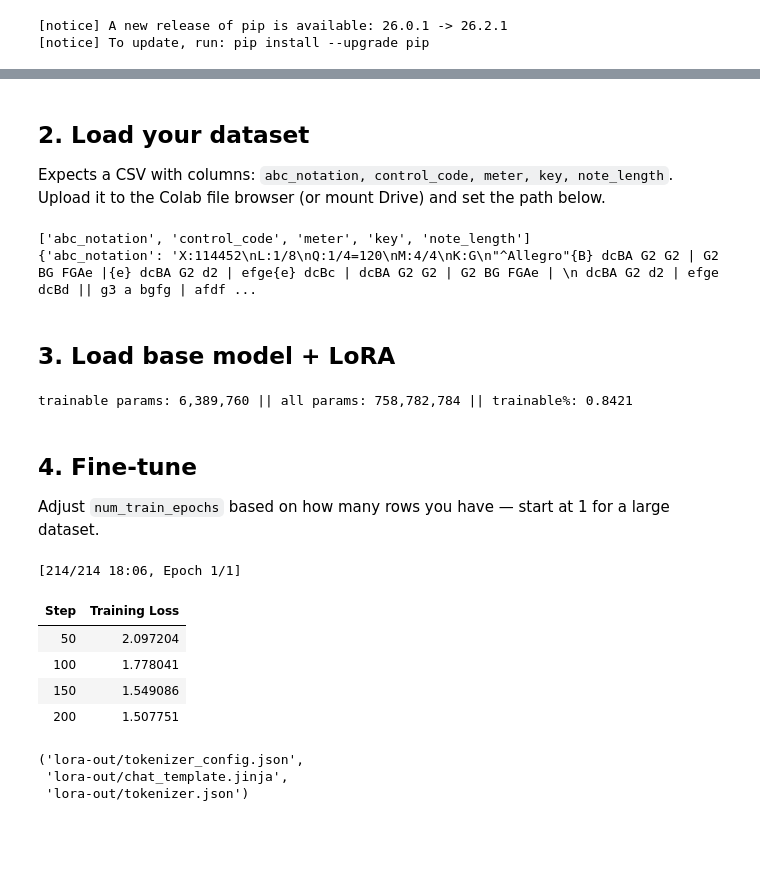
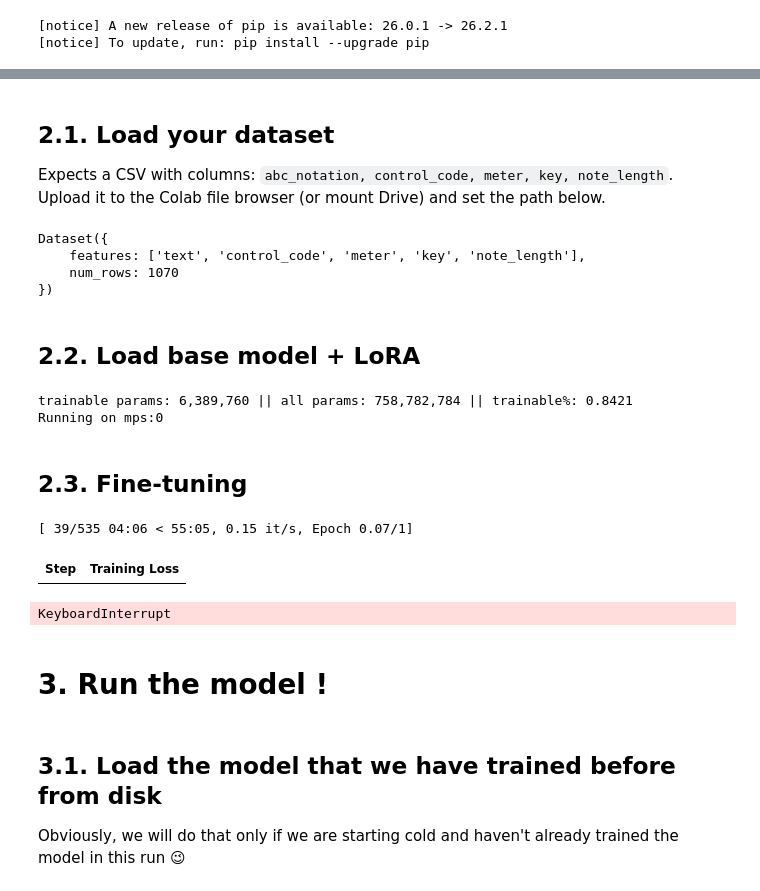
Before and after one commit to matteoSatanassi/Project-ByteToNote, a Jupyter notebook: irish_abc_finetune.ipynb, the cells around one changed output, grey strips where cells are left out. Drawn from its saved outputs; the diff is of its cells as text; code cells hidden in the pictures; blank space fills up the shorter version.

```diff
--- a/irish_abc_finetune.ipynb
+++ b/irish_abc_finetune.ipynb
@@ -13,39 +38,27 @@ Run cells top to bottom. Needs a GPU runtime.
 # %% [markdown]
-## 2. Load your dataset
+## 2.1. Load your dataset
 
 Expects a CSV with columns: `abc_notation, control_code, meter, key, note_length`.
 Upload it to the Colab file browser (or mount Drive) and set the path below.
 # %%
-from datasets import load_dataset
-
-csv_path = "irishman_clean.csv"  # <-- change to wherever you uploaded the CSV
-
-dataset = load_dataset("csv", data_files=csv_path, split="train")
-dataset = dataset.shuffle(seed=42).select(range(int(0.002 * len(dataset))))
-print(dataset.column_names)
-print(dataset[0])
+dataset = load_dataset("csv", data_files=DATASET_FILE, split="train")
+dataset = dataset.shuffle(seed=42).select(range(int(FRACTION_OF_DATASET_TO_USE * len(dataset)))) # To take a part of the dataset cuz my ass will burn if I train it on the full thing. Cordialement
 
 dataset = dataset.rename_column("abc_notation", "text")
+dataset
 # %% [output]
-['abc_notation', 'control_code', 'meter', 'key', 'note_length']
-{'abc_notation': 'X:114452\nL:1/8\nQ:1/4=120\nM:4/4\nK:G\n"^Allegro"{B} dcBA G2 G2 | G2 BG FGAe |{e} dcBA G2 d2 | efge{e} dcBc | dcBA G2 G2 | G2 BG FGAe | \n dcBA G2 d2 | efge dcBd || g3 a bgfg | afdf ...
+Dataset({
+    features: ['text', 'control_code', 'meter', 'key', 'note_length'],
+    num_rows: 1070
+})
 # %% [markdown]
-## 3. Load base model + LoRA
+## 2.2. Load base model + LoRA
 # %%
-import torch
-from peft import LoraConfig, get_peft_model
-from transformers import (
-    AutoModelForCausalLM, AutoTokenizer, BitsAndBytesConfig,
-    DataCollatorForLanguageModeling, Trainer, TrainingArguments,
-)
-
-base_model = "Qwen/Qwen3.5-0.8B"
-
-tokenizer = AutoTokenizer.from_pretrained(base_model, trust_remote_code=True)
+tokenizer = AutoTokenizer.from_pretrained(BASE_MODEL, trust_remote_code=True)
 tokenizer.pad_token = tokenizer.eos_token
 
 model = AutoModelForCausalLM.from_pretrained(
-    base_model,
+    BASE_MODEL,
     quantization_config=BitsAndBytesConfig(load_in_4bit=True, bnb_4bit_compute_dtype=torch.bfloat16),
     device_map="auto",
     trust_remote_code=True,
@@ -56,44 +69,44 @@ model = get_peft_model(model, LoraConfig(
     target_modules=["q_proj", "k_proj", "v_proj", "o_proj", "gate_proj", "up_proj", "down_proj"],
 ))
 model.print_trainable_parameters()
+print(f'Running on {model.device}')
 # %% [output]
 trainable params: 6,389,760 || all params: 758,782,784 || trainable%: 0.8421
+Running on mps:0
 # %% [markdown]
-## 4. Fine-tune
-
-Adjust `num_train_epochs` based on how many rows you have — start at 1 for a large dataset.
+## 2.3. Fine-tuning
 # %%
 tokenized = dataset.map(
     lambda x: tokenizer(x["text"], truncation=True, max_length=512, padding="max_length"),
     batched=True,
 )
 
 trainer = Trainer(
     model=model,
     args=TrainingArguments(
         output_dir="lora-out",
         per_device_train_batch_size=2,
         num_train_epochs=1,
         learning_rate=2e-4,
         logging_steps=50,
         save_strategy="epoch",
         bf16=True,
         report_to="none",
     ),
     train_dataset=tokenized,
     data_collator=DataCollatorForLanguageModeling(tokenizer, mlm=False),
 )
 trainer.train()
 
-model.save_pretrained("lora-out")
-tokenizer.save_pretrained("lora-out")
+model.save_pretrained(OUTPUT)
+tokenizer.save_pretrained(OUTPUT)
 # %% [output]
-[214/214 18:06, Epoch 1/1]
+[ 39/535 04:06 < 55:05, 0.15 it/s, Epoch 0.07/1]
 | Step | Training Loss |
-| 50 | 2.097204 |
-| 100 | 1.778041 |
-| 150 | 1.549086 |
-| 200 | 1.507751 |
-('lora-out/tokenizer_config.json',
- 'lora-out/chat_template.jinja',
- 'lora-out/tokenizer.json')
+KeyboardInterrupt
+# %% [markdown]
+# 3. Run the model !
+# %% [markdown]
+## 3.1. Load the model that we have trained before from disk
+
+Obviously, we will do that only if we are starting cold and haven't already trained the model in this run 😉
```
Also changed, not shown: parts of 11 cells of this notebook, 1 other file.
